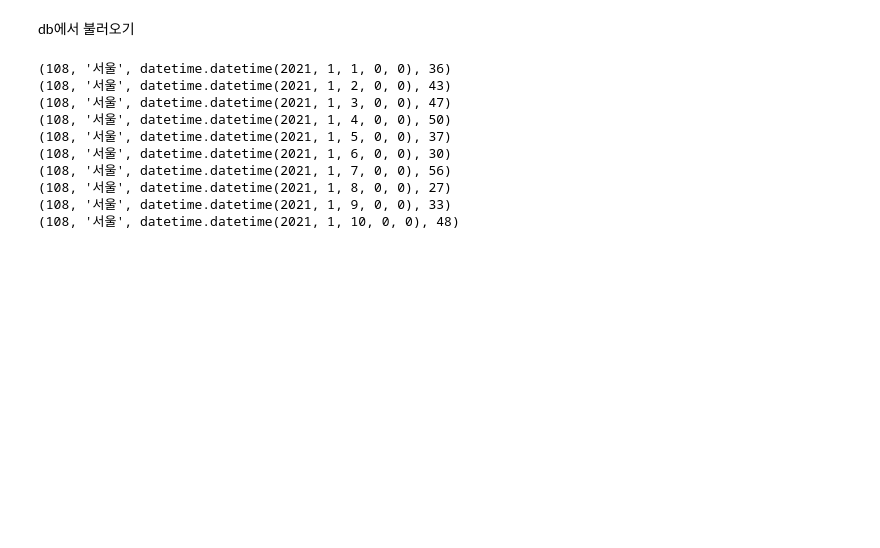
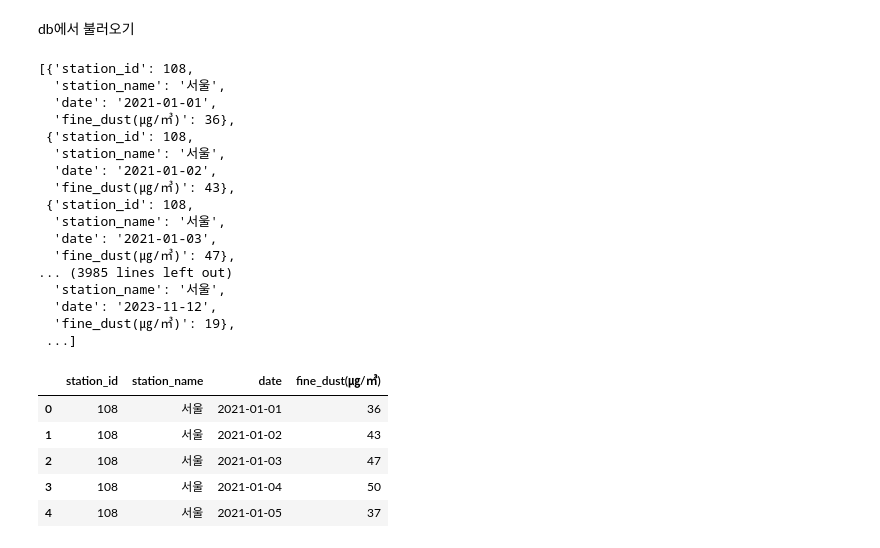
Before and after one commit to mini-project-y/1st_mini_project, a Jupyter notebook: Yuri/p_db_fd.ipynb, the cells around one changed output. Cells and saved outputs as stored; diff of their text form; code cells hidden in the pictures; blank space fills up the shorter version.

```diff
--- a/Yuri/p_db_fd.ipynb
+++ b/Yuri/p_db_fd.ipynb
@@ -18,21 +17,33 @@ cursor = conn.cursor()
 # 3. SQL 작성 + 명령 실행 ( 조회 명령 )
 sql = """select * from fine_dust"""
 cursor.execute(sql)
-
-# 4. 조회 결과 읽기
-fd_df = cursor.fetchall()
-
-# 5. 데이터 처리 (표시)
-for fd in fd_df[:10]:
-    print(fd)
+result = cursor.fetchall()
+result
 # %% [output]
-(108, '서울', datetime.datetime(2021, 1, 1, 0, 0), 36)
-(108, '서울', datetime.datetime(2021, 1, 2, 0, 0), 43)
-(108, '서울', datetime.datetime(2021, 1, 3, 0, 0), 47)
-(108, '서울', datetime.datetime(2021, 1, 4, 0, 0), 50)
-(108, '서울', datetime.datetime(2021, 1, 5, 0, 0), 37)
-(108, '서울', datetime.datetime(2021, 1, 6, 0, 0), 30)
-(108, '서울', datetime.datetime(2021, 1, 7, 0, 0), 56)
-(108, '서울', datetime.datetime(2021, 1, 8, 0, 0), 27)
-(108, '서울', datetime.datetime(2021, 1, 9, 0, 0), 33)
-(108, '서울', datetime.datetime(2021, 1, 10, 0, 0), 48)
+[{'station_id': 108,
+  'station_name': '서울',
+  'date': '2021-01-01',
+  'fine_dust(㎍/㎥)': 36},
+ {'station_id': 108,
+  'station_name': '서울',
+  'date': '2021-01-02',
+  'fine_dust(㎍/㎥)': 43},
+ {'station_id': 108,
+  'station_name': '서울',
+  'date': '2021-01-03',
+  'fine_dust(㎍/㎥)': 47},
+... (3985 lines left out)
+  'station_name': '서울',
+  'date': '2023-11-12',
+  'fine_dust(㎍/㎥)': 19},
+ ...]
+# %%
+fine_dust_df = pd.DataFrame(result)
+fine_dust_df.head()
+# %% [output]
+|  | station_id | station_name | date | fine_dust(㎍/㎥) |
+| 0 | 108 | 서울 | 2021-01-01 | 36 |
+| 1 | 108 | 서울 | 2021-01-02 | 43 |
+| 2 | 108 | 서울 | 2021-01-03 | 47 |
+| 3 | 108 | 서울 | 2021-01-04 | 50 |
+| 4 | 108 | 서울 | 2021-01-05 | 37 |
```
Also changed, not shown: parts of 6 cells of this notebook, 6 other files.
